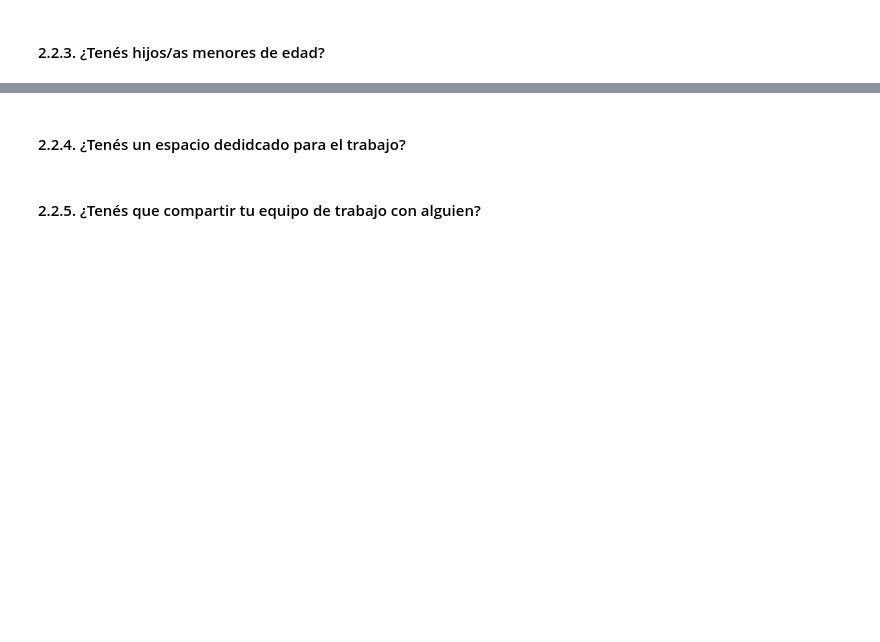
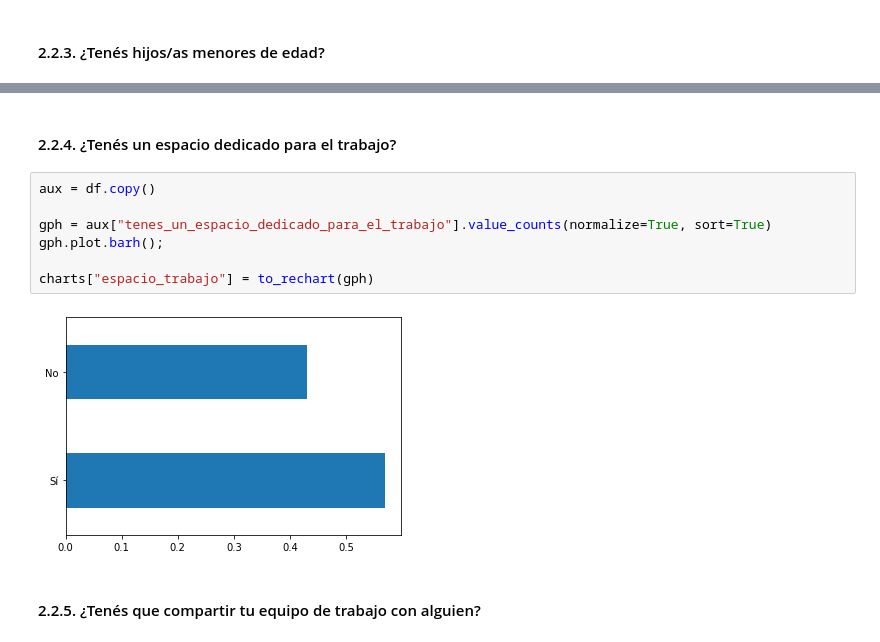
Before and after one commit to SebastianESaavedra/openqube-sueldos, a Jupyter notebook: pipeline/covid-analysis.ipynb, the cells around one changed output, grey strips where cells are left out. Drawn from its saved outputs; the diff is of its cells as text; blank space fills up the shorter version.

```diff
--- a/pipeline/covid-analysis.ipynb
+++ b/pipeline/covid-analysis.ipynb
@@ -302,4 +292,13 @@ charts["tenes_hijoas"] = to_rechart(gph, 4)
 # %% [markdown]
-#### 2.2.4. ¿Tenés un espacio dedidcado para el trabajo?
+#### 2.2.4. ¿Tenés un espacio dedicado para el trabajo?
+# %%
+aux = df.copy()
+
+gph = aux["tenes_un_espacio_dedicado_para_el_trabajo"].value_counts(normalize=True, sort=True)
+gph.plot.barh();
+
+charts["espacio_trabajo"] = to_rechart(gph)
+# %% [output]
+[figure, added]
 # %% [markdown]
 #### 2.2.5. ¿Tenés que compartir tu equipo de trabajo con alguien?
```
Also changed, not shown: parts of 5 cells of this notebook.
